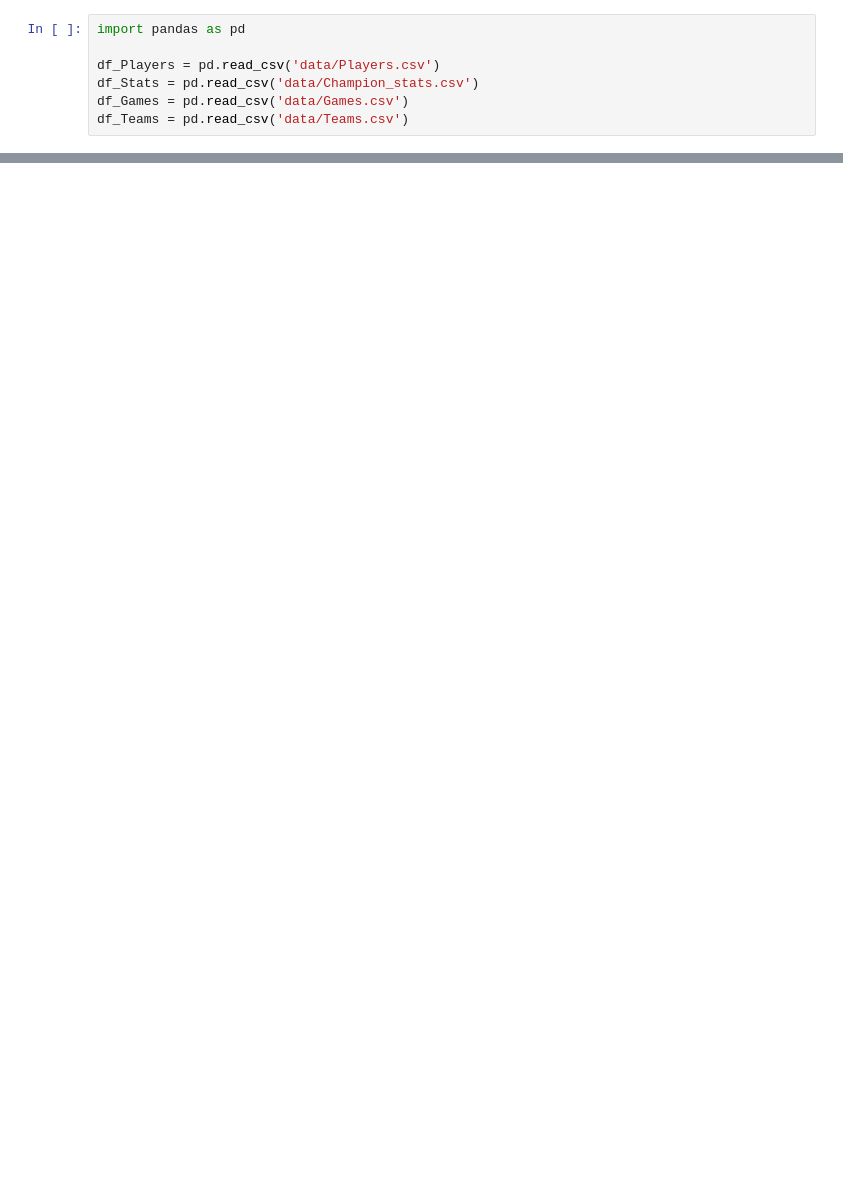
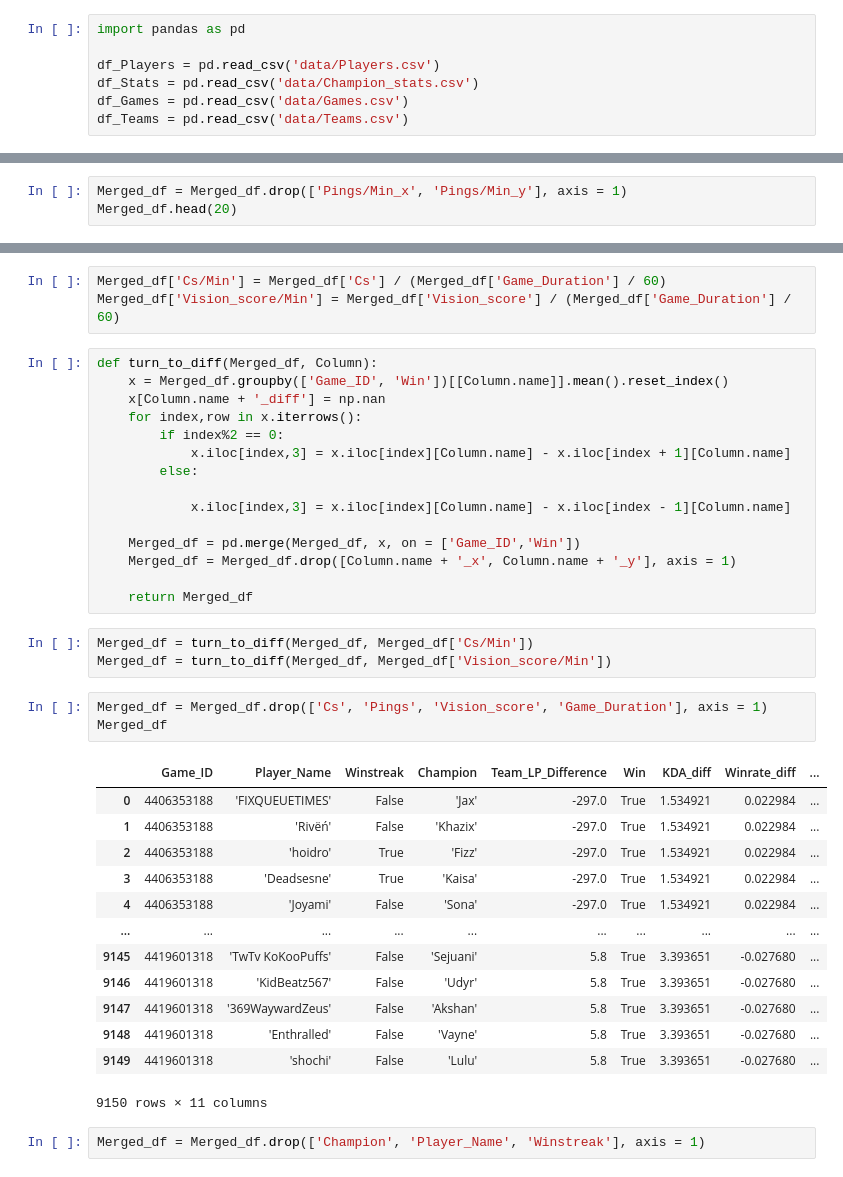
Before and after one commit to JDPayne11/League_of_Legends_ML, a Jupyter notebook: Untitled.ipynb, the cells around one changed output, grey strips where cells are left out. Drawn from its saved outputs; the diff is of its cells as text; blank space fills up the shorter version.

```diff
--- a/Untitled.ipynb
+++ b/Untitled.ipynb
@@ -114,0 +608,3 @@ pd.concat([df_Games, df_Teams, df_Players], axis = 1).head()
+# %%
+Merged_df = Merged_df.drop(['Pings/Min_x', 'Pings/Min_y'], axis = 1)
+Merged_df.head(20)
@@ -114,0 +629,40 @@ pd.concat([df_Games, df_Teams, df_Players], axis = 1).head()
+# %%
+Merged_df['Cs/Min'] = Merged_df['Cs'] / (Merged_df['Game_Duration'] / 60)
+Merged_df['Vision_score/Min'] = Merged_df['Vision_score'] / (Merged_df['Game_Duration'] / 60)
+# %%
+def turn_to_diff(Merged_df, Column):
+    x = Merged_df.groupby(['Game_ID', 'Win'])[[Column.name]].mean().reset_index()
+    x[Column.name + '_diff'] = np.nan
+    for index,row in x.iterrows():
+        if index%2 == 0:
+            x.iloc[index,3] = x.iloc[index][Column.name] - x.iloc[index + 1][Column.name]
+        else:
+
+            x.iloc[index,3] = x.iloc[index][Column.name] - x.iloc[index - 1][Column.name]
+
+    Merged_df = pd.merge(Merged_df, x, on = ['Game_ID','Win'])
+    Merged_df = Merged_df.drop([Column.name + '_x', Column.name + '_y'], axis = 1)
+
+    return Merged_df
+# %%
+Merged_df = turn_to_diff(Merged_df, Merged_df['Cs/Min'])
+Merged_df = turn_to_diff(Merged_df, Merged_df['Vision_score/Min'])
+# %%
+Merged_df = Merged_df.drop(['Cs', 'Pings', 'Vision_score', 'Game_Duration'], axis = 1)
+Merged_df
+# %% [output]
+|  | Game_ID | Player_Name | Winstreak | Champion | Team_LP_Difference | Win | KDA_diff | Winrate_diff | ... |
+| 0 | 4406353188 | 'FIXQUEUETIMES' | False | 'Jax' | -297.0 | True | 1.534921 | 0.022984 | ... |
+| 1 | 4406353188 | 'Rivëń' | False | 'Khazix' | -297.0 | True | 1.534921 | 0.022984 | ... |
+| 2 | 4406353188 | 'hoidro' | True | 'Fizz' | -297.0 | True | 1.534921 | 0.022984 | ... |
+| 3 | 4406353188 | 'Deadsesne' | True | 'Kaisa' | -297.0 | True | 1.534921 | 0.022984 | ... |
+| 4 | 4406353188 | 'Joyami' | False | 'Sona' | -297.0 | True | 1.534921 | 0.022984 | ... |
+| ... | ... | ... | ... | ... | ... | ... | ... | ... | ... |
+| 9145 | 4419601318 | 'TwTv KoKooPuffs' | False | 'Sejuani' | 5.8 | True | 3.393651 | -0.027680 | ... |
+| 9146 | 4419601318 | 'KidBeatz567' | False | 'Udyr' | 5.8 | True | 3.393651 | -0.027680 | ... |
+| 9147 | 4419601318 | '369WaywardZeus' | False | 'Akshan' | 5.8 | True | 3.393651 | -0.027680 | ... |
+| 9148 | 4419601318 | 'Enthralled' | False | 'Vayne' | 5.8 | True | 3.393651 | -0.027680 | ... |
+| 9149 | 4419601318 | 'shochi' | False | 'Lulu' | 5.8 | True | 3.393651 | -0.027680 | ... |
+9150 rows × 11 columns
+# %%
+Merged_df = Merged_df.drop(['Champion', 'Player_Name', 'Winstreak'], axis = 1)
```
Also changed, not shown: parts of 75 cells of this notebook.
